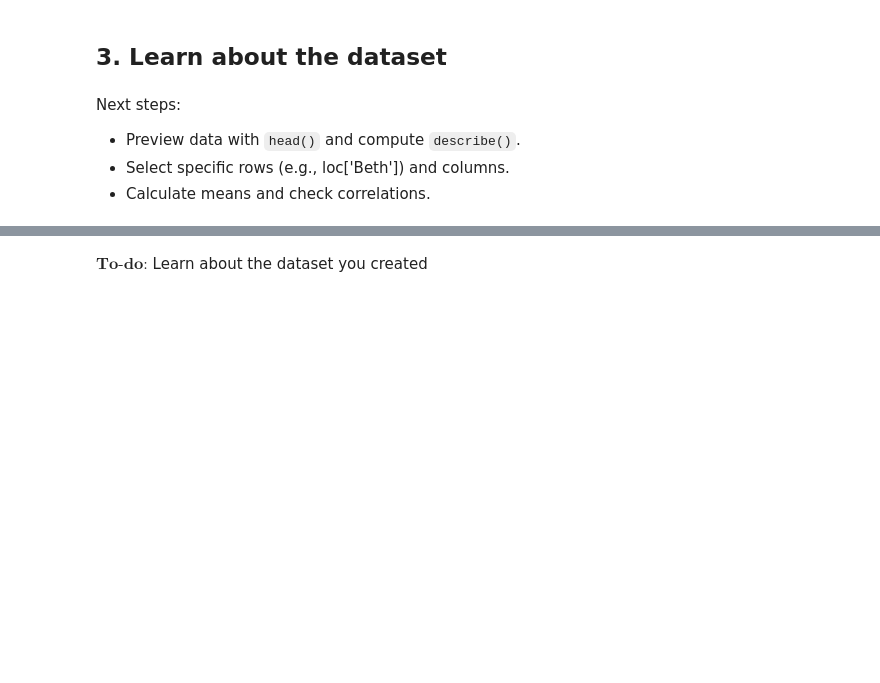
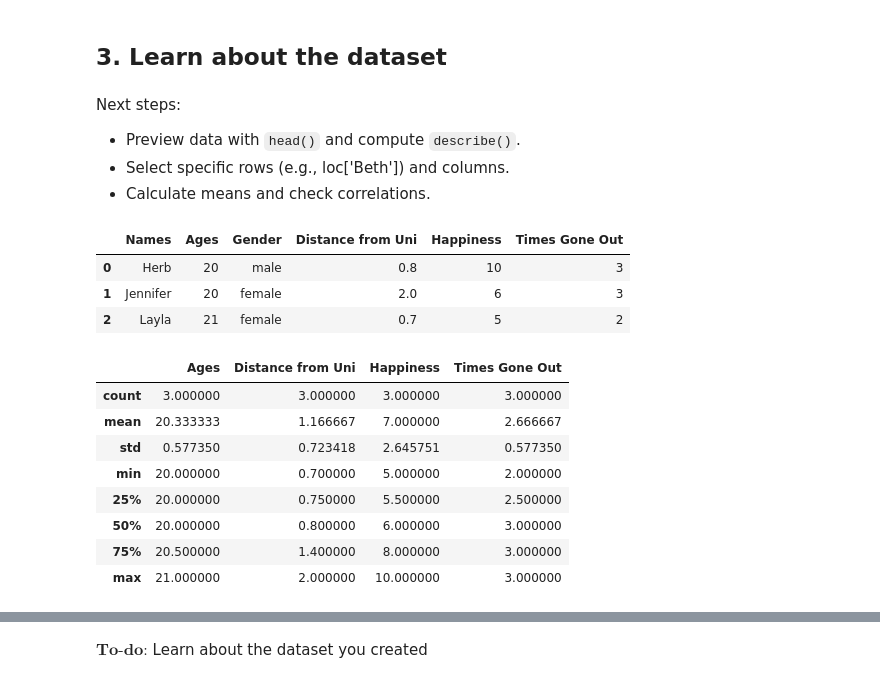
Before and after one commit to HerbDavis20/HerbDavis20.github.io, a Jupyter notebook: python workshop/Exercise1_INTRO.ipynb, the cells around one changed output, grey strips where cells are left out. Saved outputs shown, nothing was run; the diff lists cells and outputs as text; code cells hidden in the pictures; blank space fills up the shorter version.

```diff
--- a/python workshop/Exercise1_INTRO.ipynb
+++ b/python workshop/Exercise1_INTRO.ipynb
@@ -76,6 +91,12 @@ $\textbf{To-do:}$ Create a dictionary for your group with information on name, g
 # %%
 # Create a dictionary for your group with information on name, gender, distance, happiness, wentout
-dict_students = {
+dict_group = {
+    'Names': names,
+    'Ages': age,
+    'Gender': genders,
+    'Distance from Uni': dist,
+    'Happiness': hap,
+    'Times Gone Out': going_out,
 
     }
 # %%
@@ -115,9 +152,24 @@ Next steps:
 - Calculate means and check correlations.
 # %%
 # Preview the first few rows of the DataFrame.
-df_students.head()
+df_group.head()
+# %% [output]
+|  | Names | Ages | Gender | Distance from Uni | Happiness | Times Gone Out |
+| 0 | Herb | 20 | male | 0.8 | 10 | 3 |
+| 1 | Jennifer | 20 | female | 2.0 | 6 | 3 |
+| 2 | Layla | 21 | female | 0.7 | 5 | 2 |
 # %%
 # Summary statistics for numeric columns.
-df_students.describe()
+df_group.describe()
+# %% [output]
+|  | Ages | Distance from Uni | Happiness | Times Gone Out |
+| count | 3.000000 | 3.000000 | 3.000000 | 3.000000 |
+| mean | 20.333333 | 1.166667 | 7.000000 | 2.666667 |
+| std | 0.577350 | 0.723418 | 2.645751 | 0.577350 |
+| min | 20.000000 | 0.700000 | 5.000000 | 2.000000 |
+| 25% | 20.000000 | 0.750000 | 5.500000 | 2.500000 |
+| 50% | 20.000000 | 0.800000 | 6.000000 | 3.000000 |
+| 75% | 20.500000 | 1.400000 | 8.000000 | 3.000000 |
+| max | 21.000000 | 2.000000 | 10.000000 | 3.000000 |
 # %%
 # Set the name column as the row index for easy lookups.
```
Also changed, not shown: parts of 29 cells of this notebook, 1 other file.
